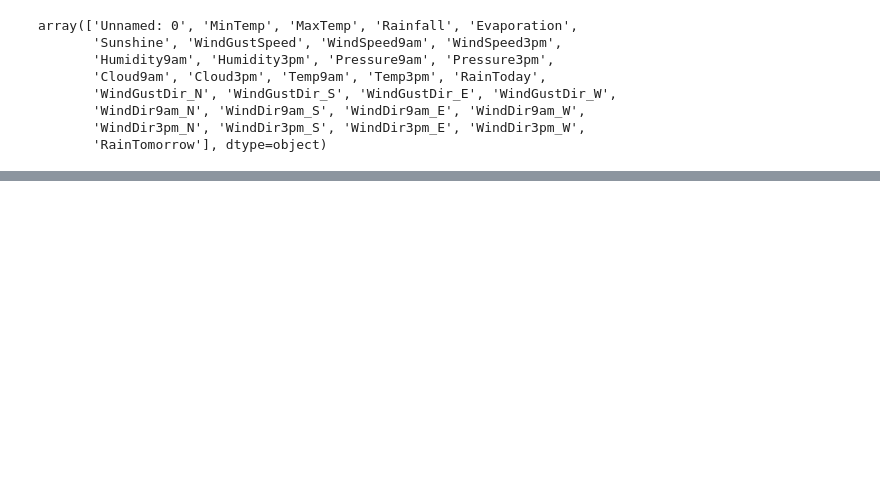
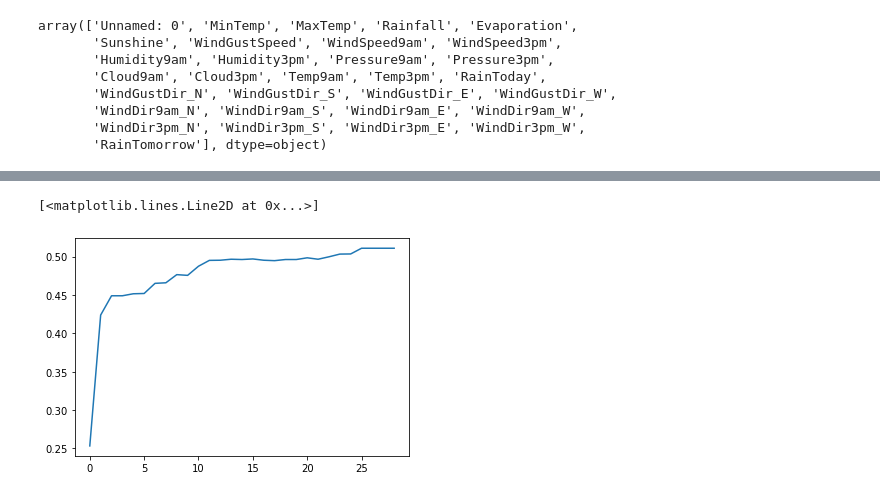
Before and after one commit to win13676/ORIE5741-Project, a Jupyter notebook: Idea_2.ipynb, the cells around one changed output, grey strips where cells are left out. Cells and saved outputs as stored; diff of their text form; code cells hidden in the pictures; blank space fills up the shorter version.

```diff
--- a/Idea_2.ipynb
+++ b/Idea_2.ipynb
@@ -43,5 +79,9 @@ rain_y_te_true = rain_y_te[rain_y_te == 1]
 rain_x_te_true = rain_x_te[rain_y_te == 1]
 rain_y_te_false = rain_y_te[rain_y_te == 0]
 rain_x_te_false = rain_x_te[rain_y_te == 0]
+rain_norm_y_te_true = rain_norm_y_te[rain_norm_y_te == 1]
+rain_norm_x_te_true = rain_norm_x_te[rain_norm_y_te == 1]
+rain_norm_y_te_false = rain_norm_y_te[rain_norm_y_te == 0]
+rain_norm_x_te_false = rain_norm_x_te[rain_norm_y_te == 0]
 # %%
 U, S, V = np.linalg.svd(rain_x_tr[:5000])
@@ -104,0 +159,19 @@ rain_x_tr.shape
+# %%
+cmatrices = []
+cmatricesn = []
+scores = []
+scoresn = []
+for i in range(1, 30):
+    pca = PCA(n_components=i)
+    pcan = PCA(n_components=i)
+    pca.fit(rain_x_tr)
+    pcan.fit(rain_norm_x_tr)
+
+    clf = lr(penalty='l2').fit(pca.transform(rain_x_tr), rain_y_tr)
+    clfn = lr(penalty='l2').fit(pcan.transform(rain_norm_x_tr), rain_y_tr)
+
+    cmatrices.append(cm(rain_y_te, clf.predict(pca.transform(rain_x_te))))
+    cmatricesn.append(cm(rain_norm_y_te, clfn.predict(pcan.transform(rain_norm_x_te))))
+
+    scores.append(clf.score(pca.transform(rain_x_te_true), rain_y_te_true))
+    scoresn.append(clfn.score(pcan.transform(rain_norm_x_te_true), rain_norm_y_te_true))
@@ -104,0 +196,5 @@ rain_x_tr.shape
+# %%
+plt.plot(scores)
+# %% [output]
+[<matplotlib.lines.Line2D at 0x...>]
+[figure, added]
```
Also changed, not shown: parts of 16 cells of this notebook, 2 other files.
